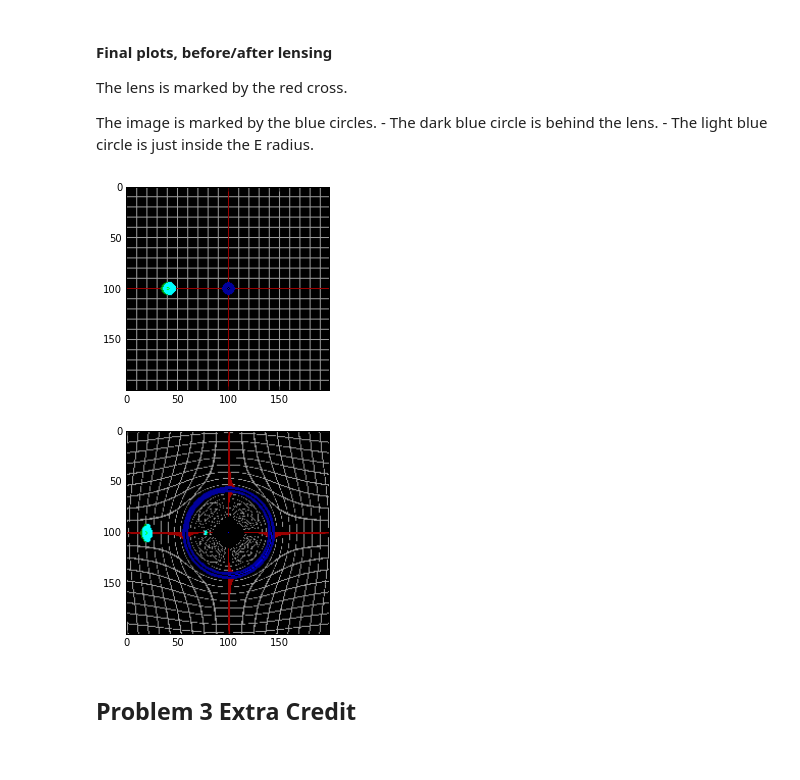
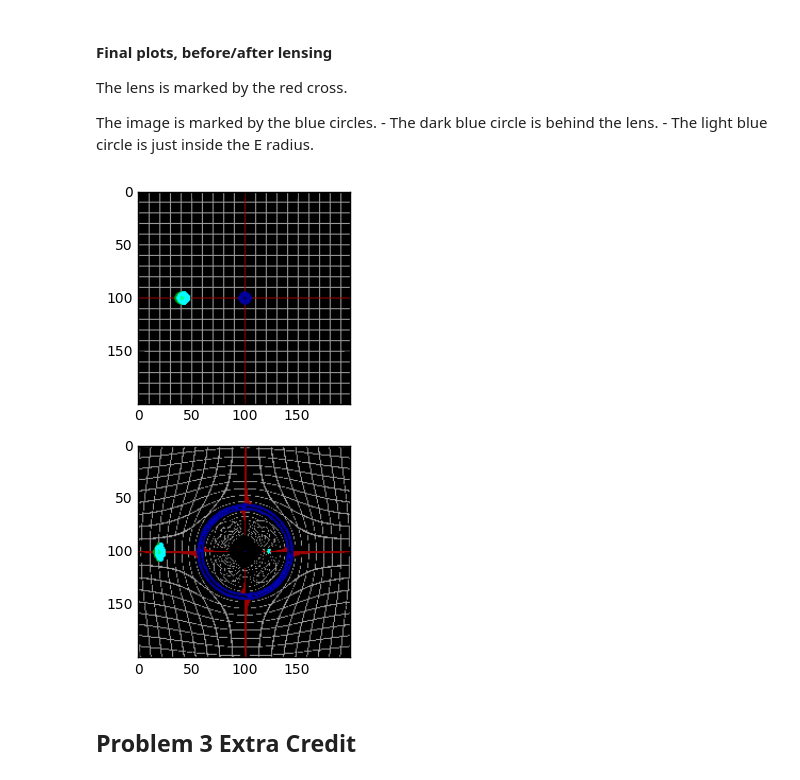
Before and after one commit to amielp/A425_2016, a Jupyter notebook: Students/LockePatton/Homework_4_pt2_Locke_Patton.ipynb, the cells around one changed output. Drawn from its saved outputs; the diff is of its cells as text; code cells hidden in the pictures.

```diff
--- a/Students/LockePatton/Homework_4_pt2_Locke_Patton.ipynb
+++ b/Students/LockePatton/Homework_4_pt2_Locke_Patton.ipynb
@@ -105,7 +105,7 @@ def SourceCoord(x,y,verbose):
 
     #radius from x,y to deflector x_def,y_def
     r = ((x-x_def)**2 + (y-y_def)**2)**0.5 * plate_scale
-#     if verbose == 'yes':
+#     if verbose == 'yesp
 #         print 'r:', r
 
     # theta, angle from x,y to deflector
@@ -119,7 +119,7 @@ def SourceCoord(x,y,verbose):
 #         print 'beta:', beta
 
     #radius from source to deflector
-    r_sou = abs((np.tan(beta) * d_s / plate_scale).decompose())
+    r_sou = np.copysign(((np.tan(beta) * d_s / plate_scale).decompose()),np.tan(beta))
 #     if verbose == 'yes':
 #         print 'source radius:', r_sou
 
@@ -213,12 +209,12 @@ The image is marked by the blue circles.
     - The light blue circle is just inside the E radius.
 # %%
 fig,ax = plt.subplots(2,1)
-fig.set_size_inches(5,8)
+fig.set_size_inches(4,6)
 
 ax[0].imshow(image3, cmap=plt.cm.gray);
 ax[1].imshow(image4, cmap=plt.cm.gray);
 # %% [output]
-[figure, old version]
+[figure, new version]
 # %% [markdown]
  ## Problem 3 Extra Credit
 # %%
```
Also changed, not shown: parts of 4 cells of this notebook, 3 other files.
